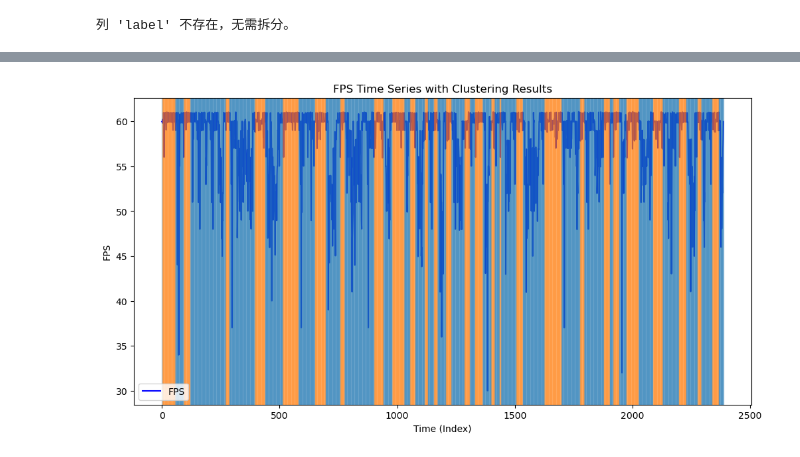
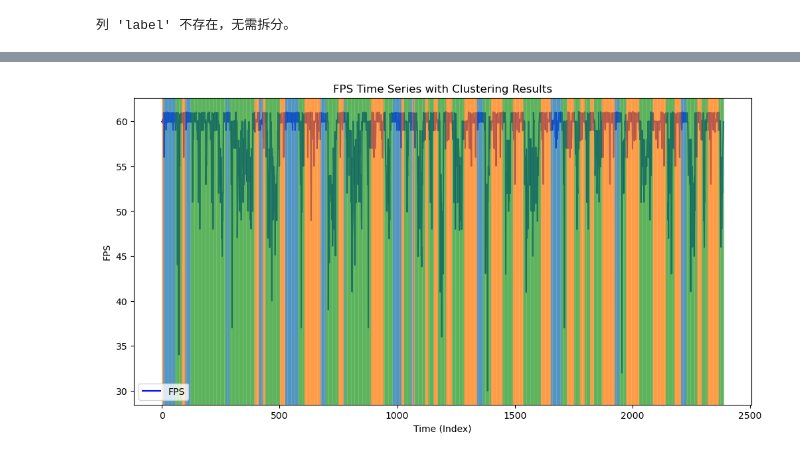
Before and after one commit to StellarWarp/Spectral-Classification, a Jupyter notebook: process.ipynb, the cells around one changed output, grey strips where cells are left out. Drawn from its saved outputs; the diff is of its cells as text; code cells hidden in the pictures.

```diff
--- a/process.ipynb
+++ b/process.ipynb
@@ -58,16 +58,41 @@ for i in range(len(fps_data) - window_size + 1):  # 修改：步长改为1
 frequencies = np.array(frequencies)
 
 # 谱聚类
-n_clusters = 2  # 假设分为两类
+n_clusters = 3
+human_lable_mapping = {0:0, 1:0, 2:1}  # clasuter -> human label mapping
+# n_clusters = 4
+# human_lable_mapping = {0:0, 1:0, 2:0, 3:1}  # clasuter -> human label mapping
+
 clustering = SpectralClustering(n_clusters=n_clusters, affinity='nearest_neighbors', random_state=535)
 labels = clustering.fit_predict(frequencies)
 
 # 根据聚类结果计算平均 FPS 并命名
 cluster_names = {}
+cluster_avg_fps = np.zeros(n_clusters)
 for cluster in range(n_clusters):
     cluster_indices = np.where(labels == cluster)[0]
     avg_fps = np.mean([np.mean(fps_data[i:i + window_size]) for i in cluster_indices])  # 修改：使用窗口起始位置i
     cluster_names[cluster] = f"Cluster {cluster} (Avg FPS: {avg_fps:.2f})"
+    cluster_avg_fps[cluster] = avg_fps
+
+# 根据平均 FPS 对聚类结果进行排序
+# 根据平均 FPS 对聚类结果进行排序（从高到低）
+sorted_clusters = sorted(range(n_clusters), key=lambda x: cluster_avg_fps[x], reverse=True)
+
+# 重新映射聚类标签
+label_mapping = {old_label: new_label for new_label, old_label in enumerate(sorted_clusters)}
+labels = np.array([label_mapping[label] for label in labels])
+
+# 更新聚类名称和平均FPS
+sorted_cluster_names = {}
+sorted_cluster_avg_fps = np.zeros(n_clusters)
+for new_idx, old_idx in enumerate(sorted_clusters):
+    sorted_cluster_names[new_idx] = f"Cluster {new_idx} (Avg FPS: {cluster_avg_fps[old_idx]:.2f})"
+    sorted_cluster_avg_fps[new_idx] = cluster_avg_fps[old_idx]
+
+cluster_names = sorted_cluster_names
+cluster_avg_fps = sorted_cluster_avg_fps
+
 
 
 # 结果分析
@@ -94,56 +119,51 @@ for i in range(len(fps_data)):
         # 取众数
         final_predicted[i] = Counter(covering_windows).most_common(1)[0][0]
 
-# 确定聚类标签对应关系
-# 计算每个聚类对应的平均FPS
-cluster_0_fps = np.mean([fps_data[i] for i in range(len(fps_data)) if final_predicted[i] == 0])
-cluster_1_fps = np.mean([fps_data[i] for i in range(len(fps_data)) if final_predicted[i] == 1])
+report = True
+if report:
 
-print(f"Cluster 0 平均 FPS: {cluster_0_fps:.2f}")
-print(f"Cluster 1 平均 FPS: {cluster_1_fps:.2f}")
+    # 确定聚类标签对应关系
+    # 计算每个聚类对应的平均FPS
+    cluster_0_fps = np.mean([fps_data[i] for i in range(len(fps_data)) if final_predicted[i] == 0])
+    cluster_1_fps = np.mean([fps_data[i] for i in range(len(fps_data)) if final_predicted[i] == 2])
 
-# 根据FPS高低确定聚类标签映射
-# human_labels中0对应高FPS，1对应低FPS
-if cluster_0_fps > cluster_1_fps:
-    # Cluster 0 是高FPS，应该对应human_labels的0
-    mapped_predicted = final_predicted.copy()
-else:
-    # Cluster 1 是高FPS，需要交换标签
-    mapped_predicted = 1 - final_predicted
+    print(f"Cluster 0 平均 FPS: {cluster_0_fps:.2f}")
+    print(f"Cluster 1 平均 FPS: {cluster_1_fps:.2f}")
 
-# 计算准确率
 
-# 需要从df_label中获取对应的标签
-human_labels_array = df_label['label'].values
+    mapped_predicted = [human_lable_mapping[int(label)] for label in final_predicted]
 
-# 确保长度一致
-min_len = min(len(mapped_predicted), len(human_labels_array))
-mapped_predicted_trimmed = mapped_predicted[:min_len]
-human_labels_trimmed = human_labels_array[:min_len]
+    # 需要从df_label中获取对应的标签
+    human_labels_array = df_label['label'].values
 
-accuracy = accuracy_score(human_labels_trimmed, mapped_predicted_trimmed)
-conf_matrix = confusion_matrix(human_labels_trimmed, mapped_predicted_trimmed)
+    # 确保长度一致
+    min_len = min(len(mapped_predicted), len(human_labels_array))
+    mapped_predicted_trimmed = mapped_predicted[:min_len]
+    human_labels_trimmed = human_labels_array[:min_len]
 
-print(f"\n聚类与人工标签的重合度:")
-print(f"准确率: {accuracy:.4f}")
-print(f"混淆矩阵:")
-print(conf_matrix)
-print(f"\n分类报告:")
-print(classification_report(human_labels_trimmed, mapped_predicted_trimmed))
+    accuracy = accuracy_score(human_labels_trimmed, mapped_predicted_trimmed)
+    conf_matrix = confusion_matrix(human_labels_trimmed, mapped_predicted_trimmed)
 
-# 计算每个类别的准确率
-print(f"\n详细分析:")
-print(f"高FPS类别(标签0)的预测准确率: {conf_matrix[0,0]/(conf_matrix[0,0]+conf_matrix[0,1]):.4f}")
-print(f"低FPS类别(标签1)的预测准确率: {conf_matrix[1,1]/(conf_matrix[1,0]+conf_matrix[1,1]):.4f}")
+    print(f"\n聚类与人工标签的重合度:")
+    print(f"准确率: {accuracy:.4f}")
+    print(f"混淆矩阵:")
+    print(conf_matrix)
+    print(f"\n分类报告:")
+    print(classification_report(human_labels_trimmed, mapped_predicted_trimmed))
+
+    # 计算每个类别的准确率
+    print(f"\n详细分析:")
+    print(f"高FPS类别(标签0)的预测准确率: {conf_matrix[0,0]/(conf_matrix[0,0]+conf_matrix[0,1]):.4f}")
+    print(f"低FPS类别(标签1)的预测准确率: {conf_matrix[1,1]/(conf_matrix[1,0]+conf_matrix[1,1]):.4f}")
 
 
 # 可视化聚类结果
 plt.figure(figsize=(10, 6))
 for cluster in range(n_clusters):
     cluster_indices = np.where(labels == cluster)[0]
-    cluster_points = [(fps_data[i:i + window_size].mean(),
-                       df_test['Power[mW]'].iloc[i:i + window_size].mean())  # 修改：使用窗口起始位置i
-                      for i in cluster_indices]
+    compute_fps = lambda i: fps_data[i:i + window_size].mean()
+    compute_y = lambda i: df_test['Power[mW]'].iloc[i:i + window_size].mean()  # 修改：使用窗口起始位置i
+    cluster_points = [(compute_fps(i), compute_y(i))for i in cluster_indices]
     cluster_points = np.array(cluster_points)
     plt.scatter(cluster_points[:, 0], cluster_points[:, 1], label=cluster_names[cluster],alpha=0.5)
 
@@ -195 +215 @@ Cluster 1 平均 FPS: 59.90
-[figure, old version]
+[figure, new version]
```
Also changed, not shown: parts of 1 cell of this notebook.
